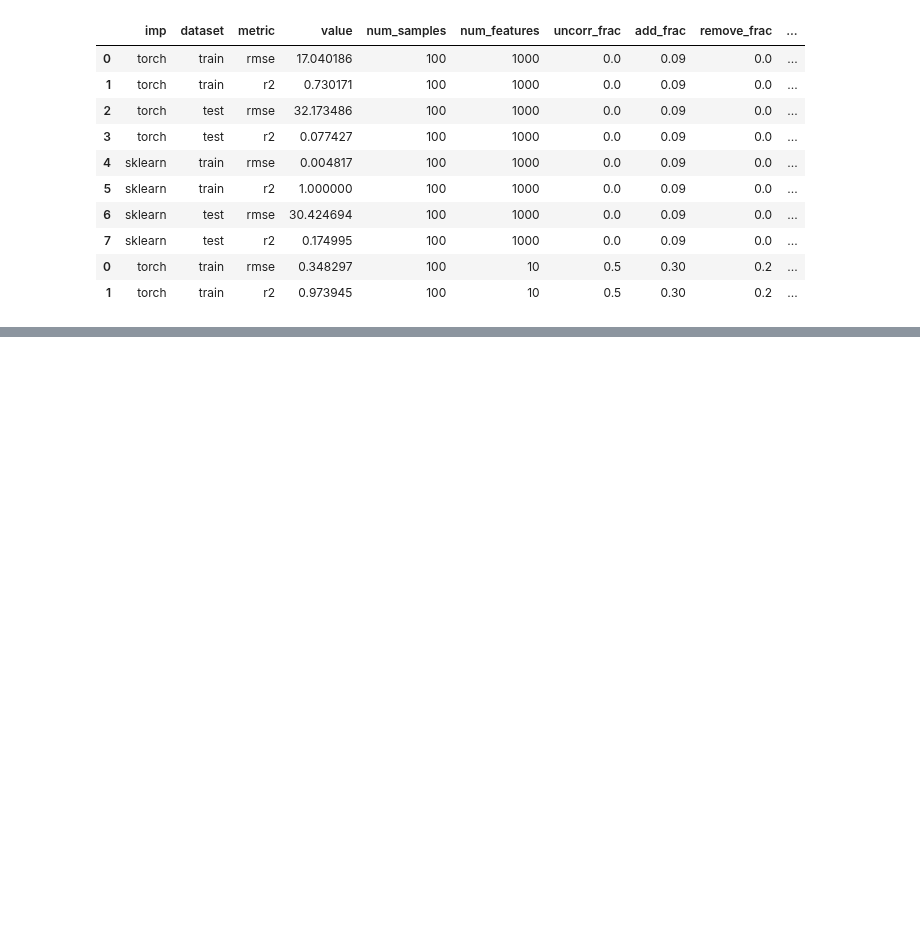
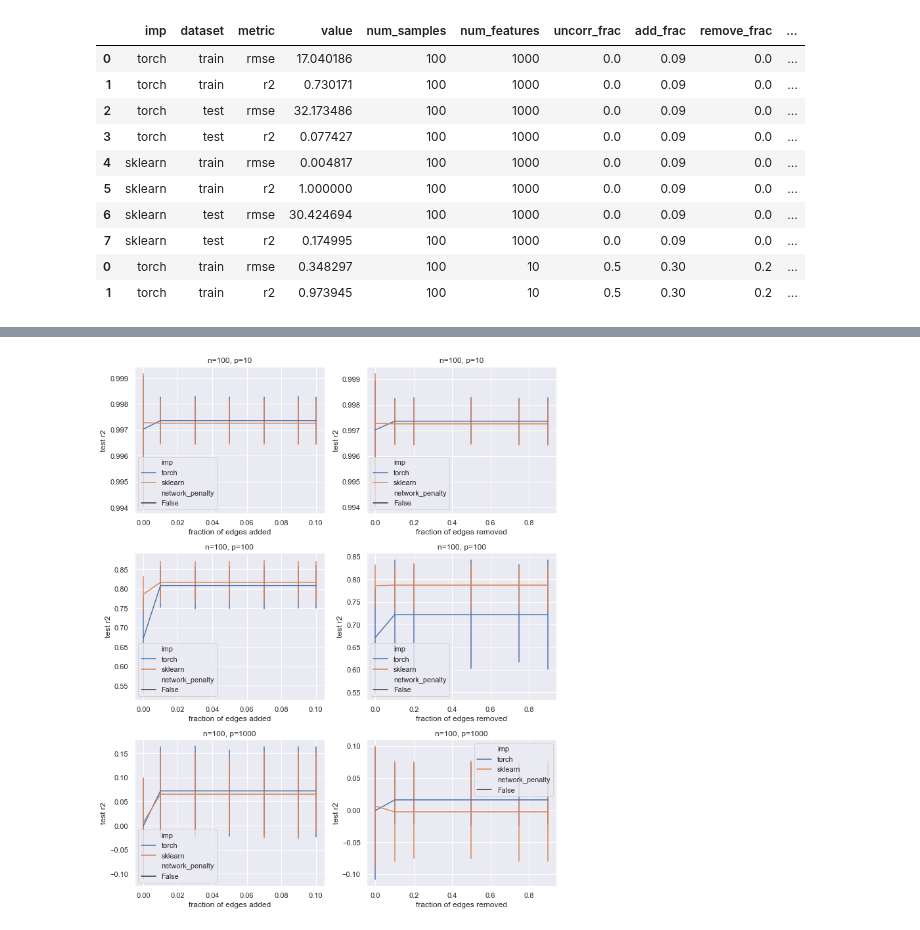
Before and after one commit to jjc2718/netreg, a Jupyter notebook: simdata/edge_analysis.ipynb, the cells around one changed output, grey strips where cells are left out. Cells and saved outputs as stored; diff of their text form; code cells hidden in the pictures; blank space fills up the shorter version.

```diff
--- a/simdata/edge_analysis.ipynb
+++ b/simdata/edge_analysis.ipynb
@@ -103,0 +128,51 @@ plt.tight_layout()
+# %%
+import matplotlib.pyplot as plt
+import seaborn as sns
+
+num_samples = 100
+metric = 'r2'
+p_uncorr_frac = 0.1
+p_dataset = 'test'
+add_fracs = np.unique(results_df['add_frac'].values)
+remove_fracs = np.unique(results_df['remove_frac'].values)
+
+sns.set()
+fig, axarr = plt.subplots(3, 2)
+fig.set_figwidth(10)
+fig.set_figheight(12)
+
+for i, num_feats in enumerate((10, 100, 1000)):
+    # line plot over add_fracs with remove_frac = 0
+    ax1 = axarr[i, 0]
+    filter_df = results_df[(results_df['num_samples'] == num_samples) &
+                           (results_df['num_features'] == num_feats) &
+                           (results_df['dataset'] == p_dataset) &
+                           (results_df['uncorr_frac'] == p_uncorr_frac) &
+                           (results_df['remove_frac'] == 0.0) &
+                           (results_df['metric'] == metric)]
+    sns.lineplot(data=filter_df, x='add_frac', y='value',
+                 hue='imp', style='network_penalty',
+                 err_style='bars', ax=ax1)
+    ax1.set_title('n={}, p={}'.format(num_samples, num_feats))
+    ax1.set_xlabel('fraction of edges added')
+    ax1.set_ylabel('{} {}'.format(p_dataset, metric))
+    # line plot over remove_fracs with add_frac = 0
+    ax2 = axarr[i, 1]
+    filter_df = results_df[(results_df['num_samples'] == num_samples) &
+                           (results_df['num_features'] == num_feats) &
+                           (results_df['dataset'] == p_dataset) &
+                           (results_df['uncorr_frac'] == p_uncorr_frac) &
+                           (results_df['add_frac'] == 0.0) &
+                           (results_df['metric'] == metric)]
+    sns.lineplot(data=filter_df, x='remove_frac', y='value',
+                 hue='imp', style='network_penalty',
+                 err_style='bars', ax=ax2)
+    ax2.set_title('n={}, p={}'.format(num_samples, num_feats))
+    ax2.set_xlabel('fraction of edges removed')
+    ax2.set_ylabel('{} {}'.format(p_dataset, metric))
+
+plt.tight_layout()
+
+metrics_df = results_df.copy()
+# %% [output]
+[figure, added]
```
Also changed, not shown: parts of 8 cells of this notebook.
